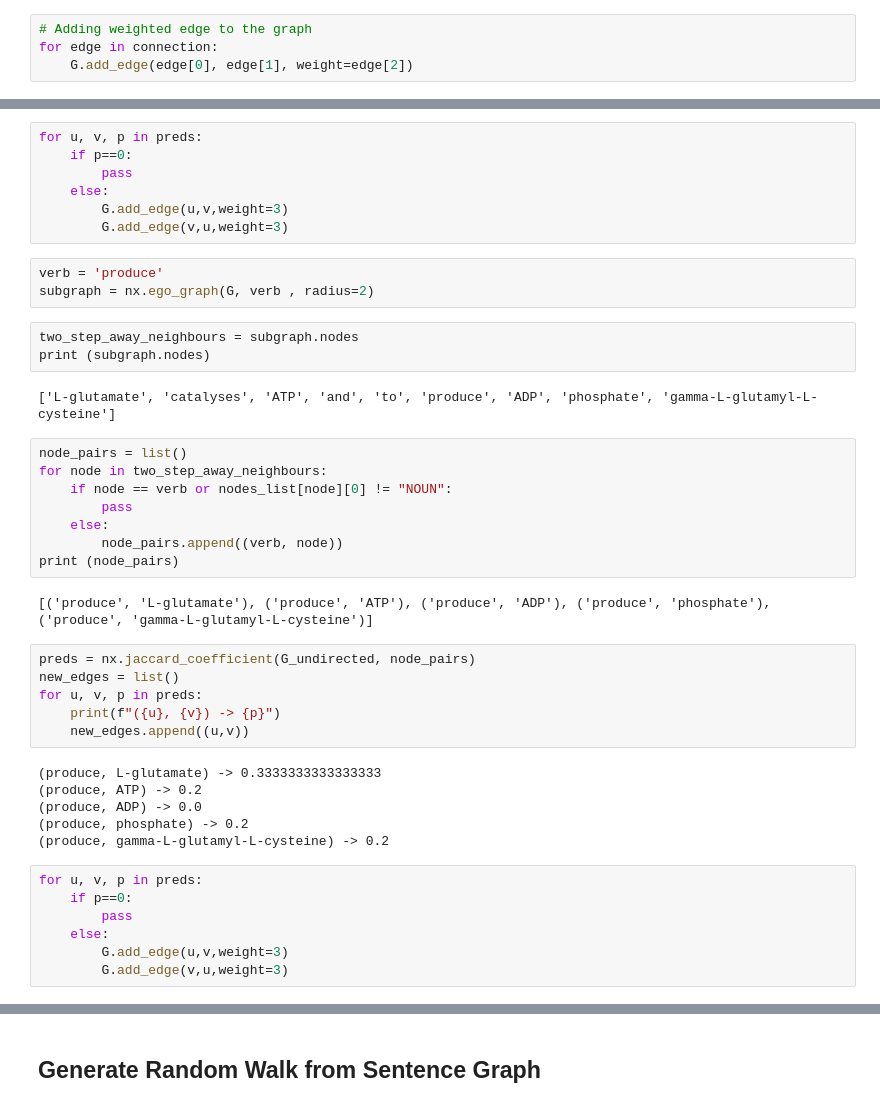
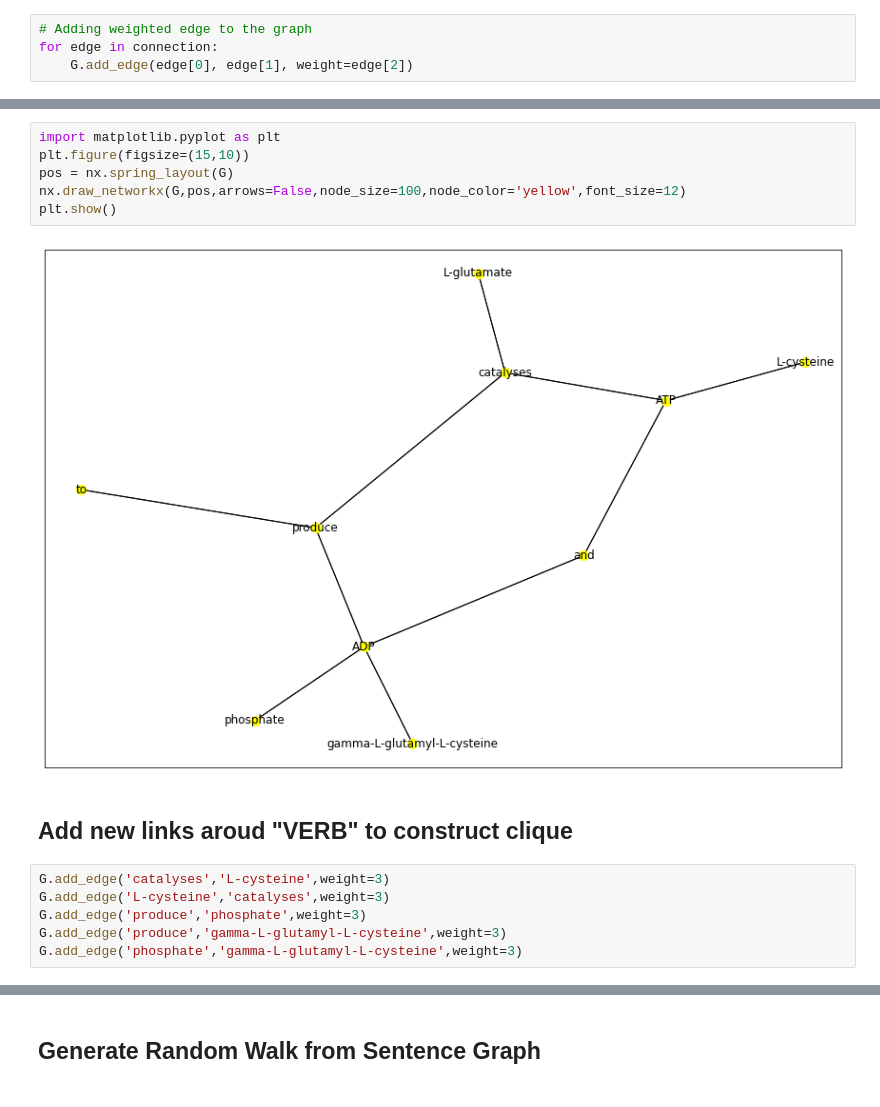
Before and after one commit to ghostintheshellarise/Network-Pharmacology, a Jupyter notebook: Random Walk.ipynb, the cells around one changed output, grey strips where cells are left out. Cells and saved outputs as stored; diff of their text form.

```diff
--- a/Random Walk.ipynb
+++ b/Random Walk.ipynb
@@ -281,44 +230,16 @@ for u, v, p in preds:
-# %%
-for u, v, p in preds:
-    if p==0:
-        pass
-    else:
-        G.add_edge(u,v,weight=3)
-        G.add_edge(v,u,weight=3)
-# %%
-verb = 'produce'
-subgraph = nx.ego_graph(G, verb , radius=2)
-# %%
-two_step_away_neighbours = subgraph.nodes
-print (subgraph.nodes)
-# %% [output]
-['L-glutamate', 'catalyses', 'ATP', 'and', 'to', 'produce', 'ADP', 'phosphate', 'gamma-L-glutamyl-L-cysteine']
-# %%
-node_pairs = list()
-for node in two_step_away_neighbours:
-    if node == verb or nodes_list[node][0] != "NOUN":
-        pass
-    else:
-        node_pairs.append((verb, node))
-print (node_pairs)
-# %% [output]
-[('produce', 'L-glutamate'), ('produce', 'ATP'), ('produce', 'ADP'), ('produce', 'phosphate'), ('produce', 'gamma-L-glutamyl-L-cysteine')]
-# %%
-preds = nx.jaccard_coefficient(G_undirected, node_pairs)
-new_edges = list()
-for u, v, p in preds:
-    print(f"({u}, {v}) -> {p}")
-    new_edges.append((u,v))
-# %% [output]
-(produce, L-glutamate) -> 0.3333333333333333
-(produce, ATP) -> 0.2
-(produce, ADP) -> 0.0
-(produce, phosphate) -> 0.2
-(produce, gamma-L-glutamyl-L-cysteine) -> 0.2
-# %%
-for u, v, p in preds:
-    if p==0:
-        pass
-    else:
-        G.add_edge(u,v,weight=3)
-        G.add_edge(v,u,weight=3)
+# %%
+import matplotlib.pyplot as plt
+plt.figure(figsize=(15,10))
+pos = nx.spring_layout(G)
+nx.draw_networkx(G,pos,arrows=False,node_size=100,node_color='yellow',font_size=12)
+plt.show()
+# %% [output]
+[figure, added]
+# %% [markdown]
+## Add new links aroud "VERB" to construct clique
+# %%
+G.add_edge('catalyses','L-cysteine',weight=3)
+G.add_edge('L-cysteine','catalyses',weight=3)
+G.add_edge('produce','phosphate',weight=3)
+G.add_edge('produce','gamma-L-glutamyl-L-cysteine',weight=3)
+G.add_edge('phosphate','gamma-L-glutamyl-L-cysteine',weight=3)
```
Also changed, not shown: parts of 38 cells of this notebook.
